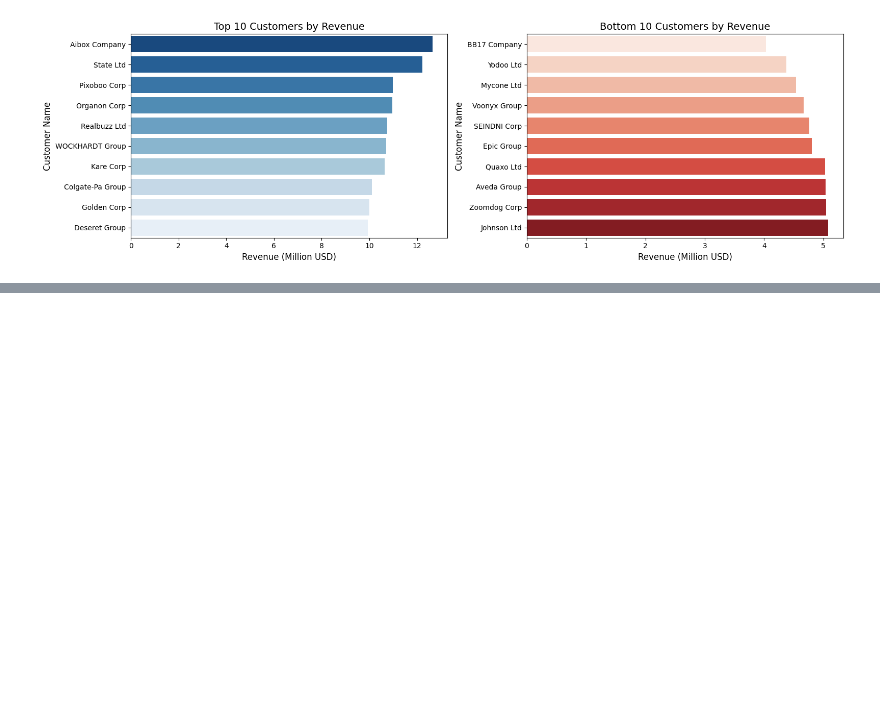
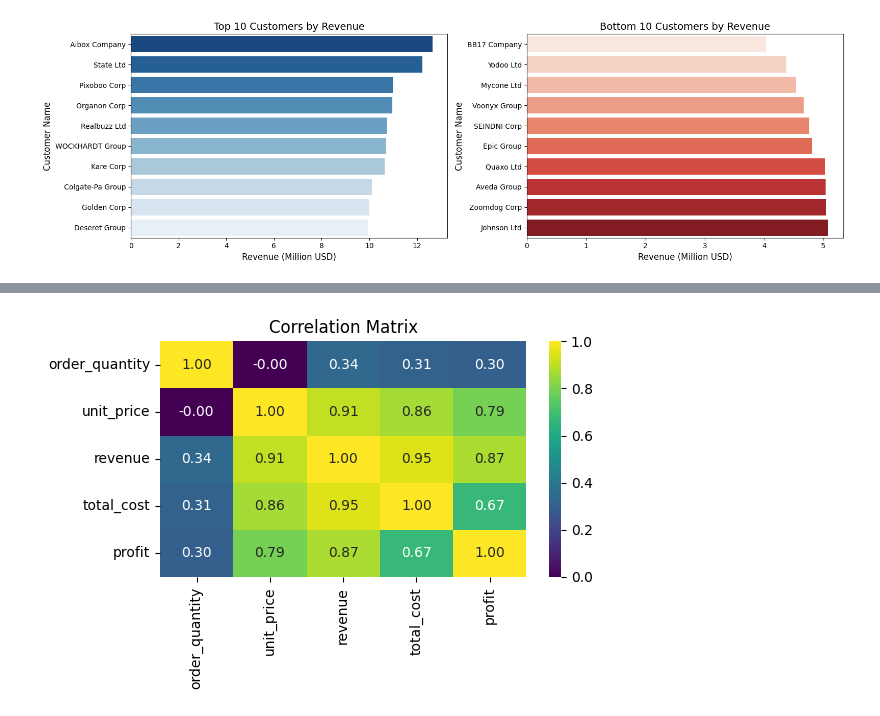
Before and after one commit to Madaranga/flipkart-regional-sales-analysis, a Jupyter notebook: FlipKarttt_Regional_Sales_Analysis.ipynb, the cells around one changed output, grey strips where cells are left out. Saved outputs shown, nothing was run; the diff lists cells and outputs as text; code cells hidden in the pictures; blank space fills up the shorter version.

```diff
--- a/FlipKarttt_Regional_Sales_Analysis.ipynb
+++ b/FlipKarttt_Regional_Sales_Analysis.ipynb
@@ -840,0 +873,28 @@ Passing `palette` without assigning `hue` is deprecated and will be removed in v
+# %%
+# List numeric columns to include in the correlation calculation
+num_cols = ['order_quantity', 'unit_price', 'revenue', 'total_cost', 'profit']
+
+# Calculate the correlation matrix for these numeric features
+corr = df[num_cols].corr()
+
+# Set the figure size for clarity
+plt.figure(figsize=(6,4))
+
+# Plot the heatmap with annotations and a viridis colormap
+sns.heatmap(
+    corr,           # Data: correlation matrix
+    annot=True,     # Display the correlation coefficients on the heatmap
+    fmt=".2f",      # Format numbers to two decimal places
+    cmap='viridis'  # Color palette for the heatmap
+)
+
+# Add title for context
+plt.title('Correlation Matrix')
+
+# Adjust layout to prevent clipping
+plt.tight_layout()
+
+# Display the heatmap
+plt.show()
+# %% [output]
+[figure, added]
```
Also changed, not shown: parts of 5 cells of this notebook.
